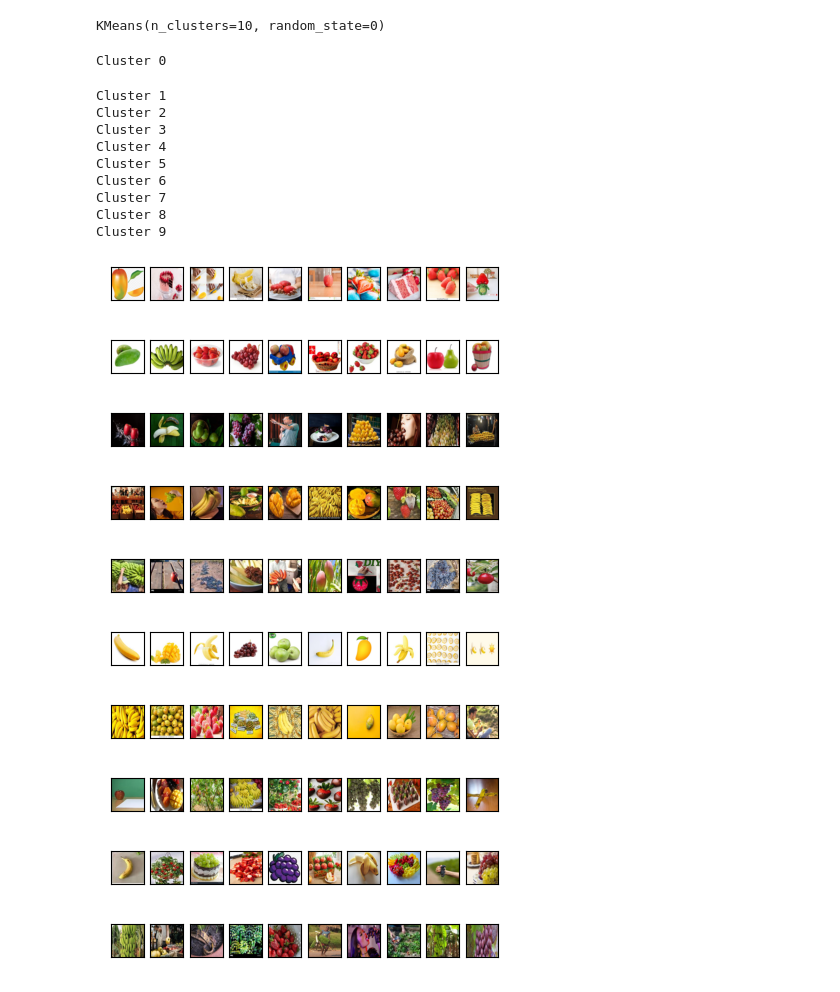
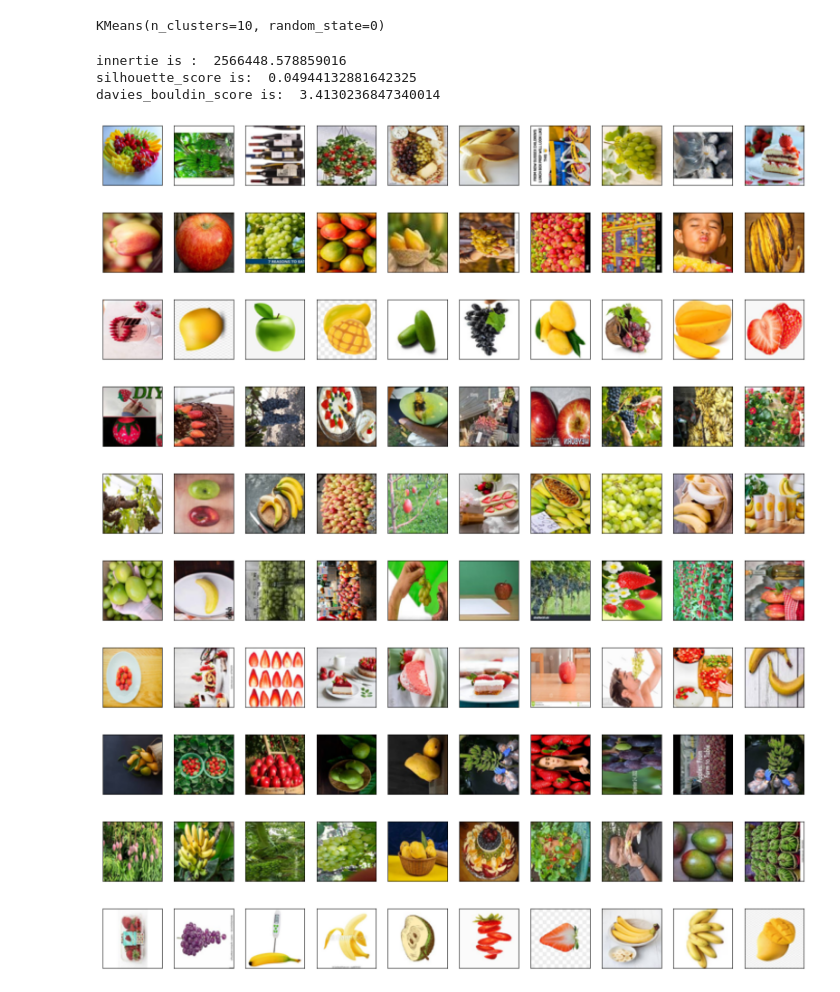
Before and after one commit to Heargo/cours-m2, a Jupyter notebook: machine_learning/tp_3.ipynb, the cells around one changed output. Cells and saved outputs as stored; diff of their text form; code cells hidden in the pictures.

```diff
--- a/machine_learning/tp_3.ipynb
+++ b/machine_learning/tp_3.ipynb
@@ -2,6 +2,6 @@
 # Préparation des images
 # %%
 IMAGE_SIZE = (64,64)
-MAX_IMAGES = 10000
+MAX_IMAGES = 1000
 NB_CLUSTERS = 10
 # %%
@@ -84,3 +45,31 @@ print(df.head())
+# %%
+def augment_image(images):
+    res = []
+    for img in images:
+        res.append(img)
+        # flip
+        img_pillow_array = img.astype('float32') * 255
+        img_pillow_array = img_pillow_array.astype('uint8')
+        img_pillow = Image.fromarray(img_pillow_array.reshape(IMAGE_SIZE[0],IMAGE_SIZE[1],3)).convert('RGB')
+        im_flip = img_pillow.transpose(Image.FLIP_TOP_BOTTOM)
+        im_flip = np.array(im_flip).flatten() /255
+        # rotate 90 degrees
+        im_rotate = img_pillow.rotate(90)
+        im_rotate = np.array(im_rotate).flatten() /255
+
+        # flip horizontal
+        im_flip = img_pillow.transpose(Image.FLIP_LEFT_RIGHT)
+        im_flip = np.array(im_flip).flatten() /255
+
+        res.append(im_rotate)
+        res.append(im_rotate)
+        res.append(im_flip)
+
+    return res
+
+# Augmentation du jeu de données (make everything very slow)
+images = augment_image(images)
+df = pd.DataFrame(data=images)
 # %% [markdown]
 # 5. Application de K-Means
 # %%
@@ -102,43 +91,44 @@ KMeans(n_clusters=10, random_state=0)
 from matplotlib import pyplot as plt
 
 preds = kmeans.predict(df)
+# %%
+print("innertie is : ", kmeans.inertia_)
+print("silhouette_score is: ", silhouette_score(df, preds, metric='euclidean'))
+print("davies_bouldin_score is: ", davies_bouldin_score(df, preds))
+# %% [output]
+innertie is :  2566448.578859016
+silhouette_score is:  0.04944132881642325
+davies_bouldin_score is:  3.4130236847340014
 # %%
 columns = 10
 rows = NB_CLUSTERS
+
+
 for i in range(0,rows):
-    print("Cluster " + str(i))
-    fig = plt.figure(figsize=(5, 20))
+    fig = plt.figure(figsize=(20, 40))
     errors =0
+    imgs_in_cluster = df.iloc[kmeans.labels_ == i]
     for j in range(0, columns):
         try:
-            img = df.iloc[kmeans.labels_ == i].values[j]
+            random_img = random.randint(0,imgs_in_cluster.shape[0])
+            img = imgs_in_cluster.iloc[random_img].values
             img = img.reshape((IMAGE_SIZE[0],IMAGE_SIZE[1],3))
             img = Image.fromarray((img * 255).astype(np.uint8))
             fig.add_subplot(rows, columns, (i*columns)+j+1, xticks=[], yticks=[])
             plt.imshow(img)
         except:
             print("no more image in cluster " + str(i))
             errors += 1
     if(errors < 3):
         fig.show()
 # %% [output]
-Cluster 0
-Cluster 1
-Cluster 2
-Cluster 3
-Cluster 4
-Cluster 5
-Cluster 6
-Cluster 7
-Cluster 8
-Cluster 9
-[figure, old version]
+[figure, new version]
-[figure, old version]
+[figure, new version]
-[figure, old version]
+[figure, new version]
-[figure, old version]
+[figure, new version]
-[figure, old version]
+[figure, new version]
-[figure, old version]
+[figure, new version]
-[figure, old version]
+[figure, new version]
-[figure, old version]
+[figure, new version]
-[figure, old version]
+[figure, new version]
-[figure, old version]
+[figure, new version]
```
Also changed, not shown: parts of 2 cells of this notebook, 1 other file.
